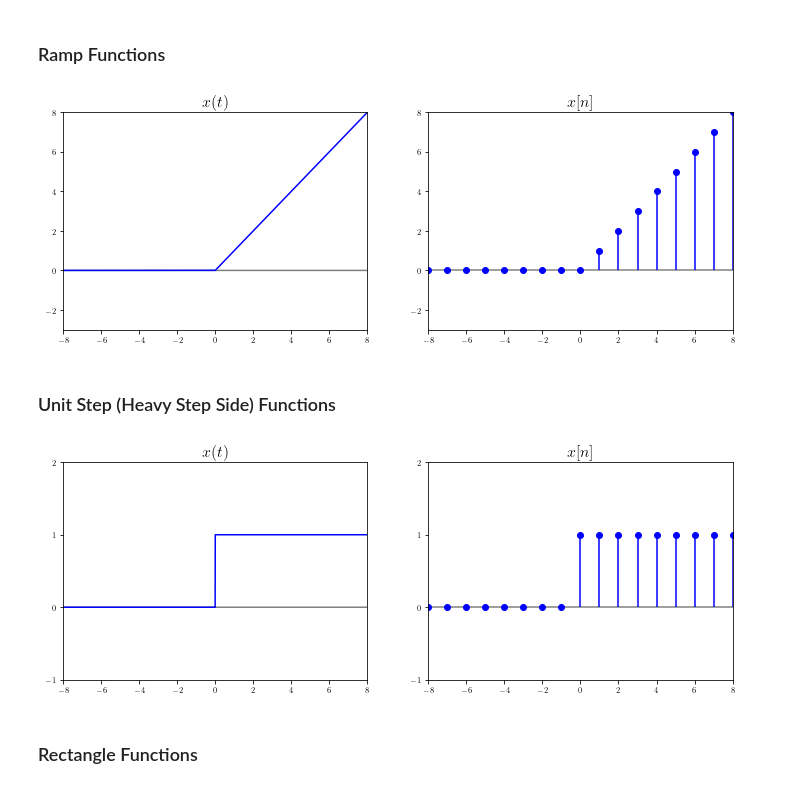
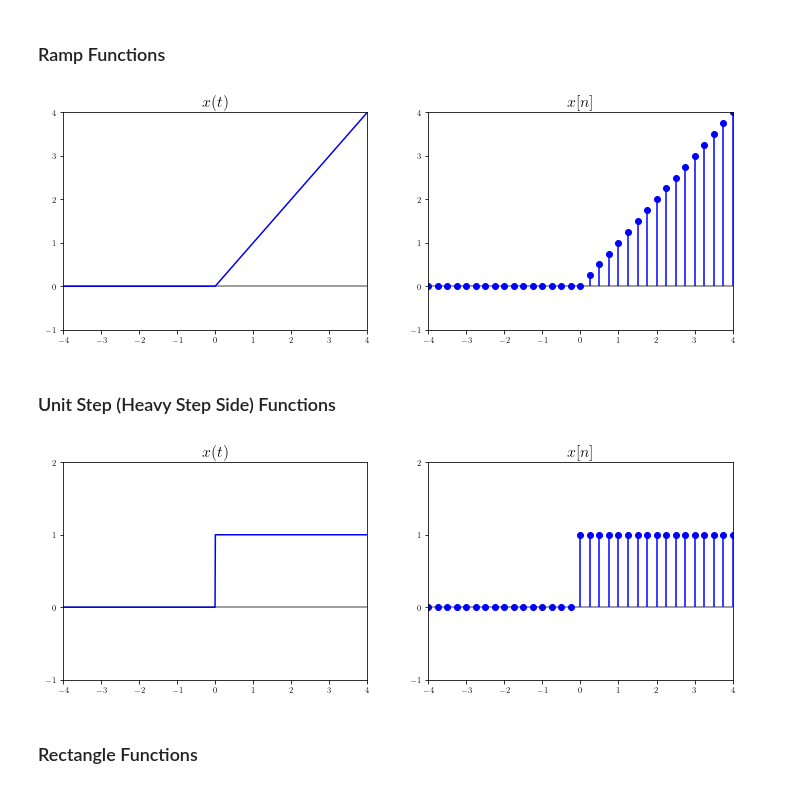
Before and after one commit to tmquan/ivcl, a Jupyter notebook: _sources/courses/dsp/intro.ipynb, the cells around one changed output. Saved outputs shown, nothing was run; the diff lists cells and outputs as text; code cells hidden in the pictures.

```diff
--- a/_sources/courses/dsp/intro.ipynb
+++ b/_sources/courses/dsp/intro.ipynb
@@ -298,24 +298,24 @@ plt.show()
 # %%
 # HIDE/SHOW
 fig, ax = plt.subplots(
     1, 2,
     figsize=(12, 4),
     # tight_layout=True,
 )
 
 mpl_axes_plot(ax[0], t*sp.Heaviside(t), (t, -40, 40), color='b')
-ax[0].set_xlim(-8, 8, 1)
-ax[0].set_ylim(-3, 8, 1)
+ax[0].set_xlim(-4, 4, 1)
+ax[0].set_ylim(-1, 4, 1)
 ax[0].set_title(r'$x(t)$', fontsize=16)
 
-mpl_axes_stem(ax[1], t*sp.Heaviside(t), (t, -40, 40, 1), linefmt='b', markerfmt='bo')
-ax[1].set_xlim(-8, 8, 1)
-ax[1].set_ylim(-3, 8, 1)
+mpl_axes_stem(ax[1], t*sp.Heaviside(t), (t, -40, 40, 0.25), linefmt='b', markerfmt='bo')
+ax[1].set_xlim(-4, 4, 1)
+ax[1].set_ylim(-1, 4, 1)
 ax[1].set_title(r'$x[n]$', fontsize=16)
 
 plt.show()
 # %% [output]
-[figure, old version]
+[figure, new version]
 # %% [markdown]
 ### Unit Step (Heavy Step Side) Functions
 # %%
@@ -327,18 +327,18 @@ fig, ax = plt.subplots(
 )
 
 mpl_axes_plot(ax[0], sp.Heaviside(t), (t, -40, 40), color='b')
-ax[0].set_xlim(-8, 8, 1)
+ax[0].set_xlim(-4, 4, 1)
 ax[0].set_ylim(-1, 2, 1)
 ax[0].set_title(r'$x(t)$', fontsize=16)
 
-mpl_axes_stem(ax[1], sp.GreaterThan(t, 0), (t, -40, 40, 1), linefmt='b', markerfmt='bo')
-ax[1].set_xlim(-8, 8, 1)
+mpl_axes_stem(ax[1], sp.GreaterThan(t, 0), (t, -40, 40, 0.25), linefmt='b', markerfmt='bo')
+ax[1].set_xlim(-4, 4, 1)
 ax[1].set_ylim(-1, 2, 1)
 ax[1].set_title(r'$x[n]$', fontsize=16)
 
 plt.show()
 # %% [output]
-[figure, old version]
+[figure, new version]
 # %% [markdown]
 ### Rectangle Functions
 # %%
```
Also changed, not shown: parts of 1 cell of this notebook, 3 other files.
